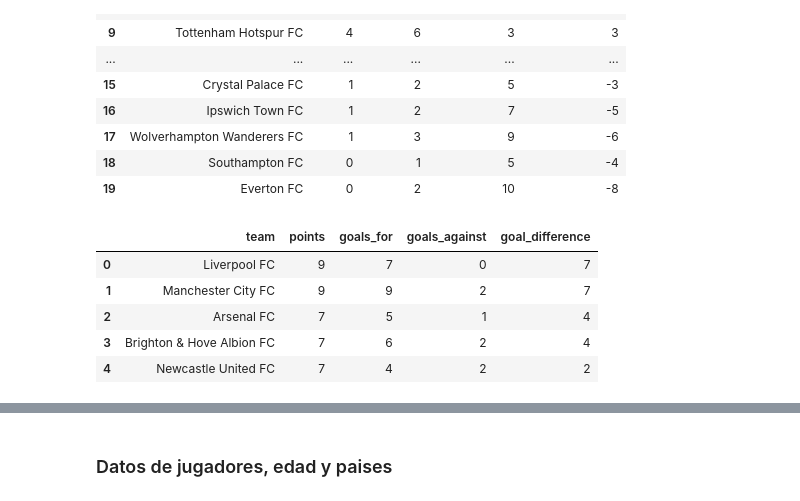
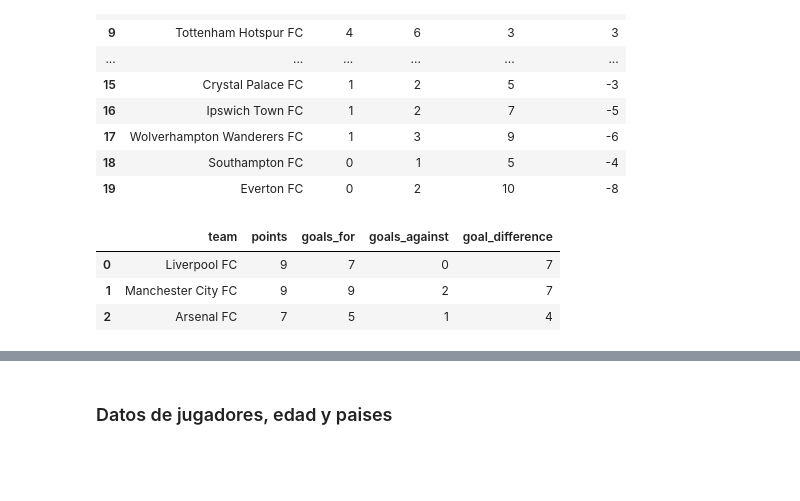
Before and after one commit to RaphaelNicaise/DataEngineering_PremierLeague, a Jupyter notebook: Extraccion_datos_football_data.ipynb, the cells around one changed output, grey strips where cells are left out. Saved outputs shown, nothing was run; the diff lists cells and outputs as text; code cells hidden in the pictures; blank space fills up the shorter version.

```diff
--- a/Extraccion_datos_football_data.ipynb
+++ b/Extraccion_datos_football_data.ipynb
@@ -632,11 +642,9 @@ write_deltalake(
 )
 # %%
 positions_dt = DeltaTable("data_lake/gold/positions").to_pandas()
-positions_dt.head()
+positions_dt.head(3)
 # %% [output]
 |  | team | points | goals_for | goals_against | goal_difference |
 | 0 | Liverpool FC | 9 | 7 | 0 | 7 |
 | 1 | Manchester City FC | 9 | 9 | 2 | 7 |
 | 2 | Arsenal FC | 7 | 5 | 1 | 4 |
-| 3 | Brighton & Hove Albion FC | 7 | 6 | 2 | 4 |
-| 4 | Newcastle United FC | 7 | 4 | 2 | 2 |
```
Also changed, not shown: parts of 15 cells of this notebook.
